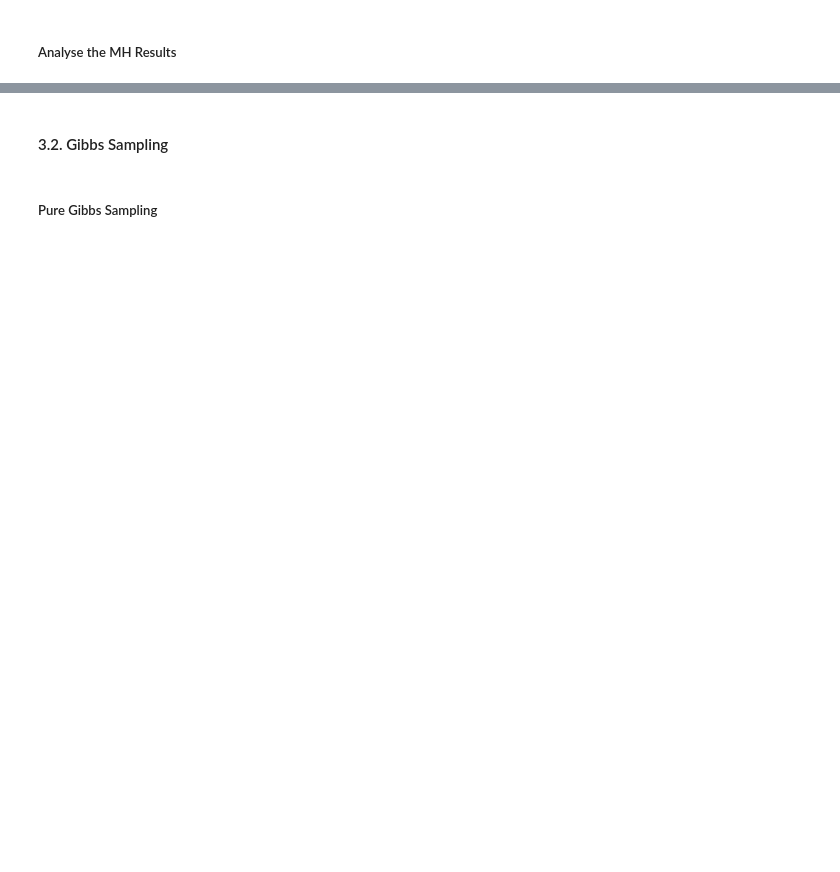
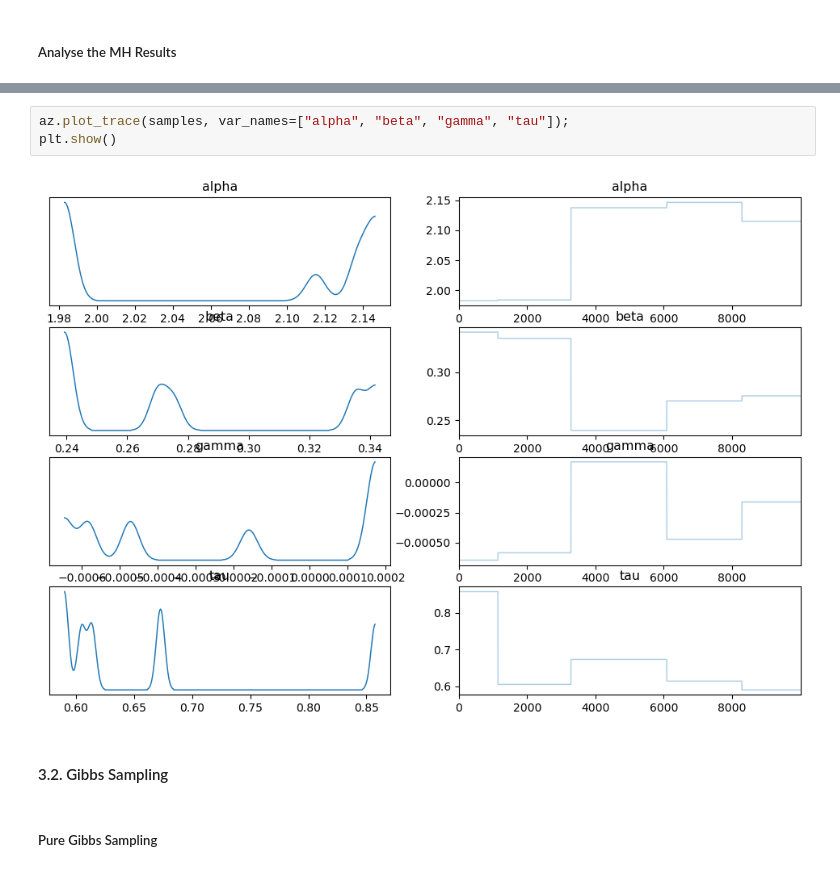
Before and after one commit to samarelayed/Advanced_Bayesian_Inference_Salm_Project, a Jupyter notebook: Advanced_Bayesian_Inference_Salm_Project.ipynb, the cells around one changed output, grey strips where cells are left out. Cells and saved outputs as stored; diff of their text form; blank space fills up the shorter version.

```diff
--- a/Advanced_Bayesian_Inference_Salm_Project.ipynb
+++ b/Advanced_Bayesian_Inference_Salm_Project.ipynb
@@ -257,3 +262,8 @@ tau: 1.2067129946328872
+# %%
+az.plot_trace(samples, var_names=["alpha", "beta", "gamma", "tau"]);
+plt.show()
+# %% [output]
+[figure, added]
 # %% [markdown]
 #### 3.2. Gibbs Sampling
 # %% [markdown]
```
Also changed, not shown: parts of 15 cells of this notebook.
